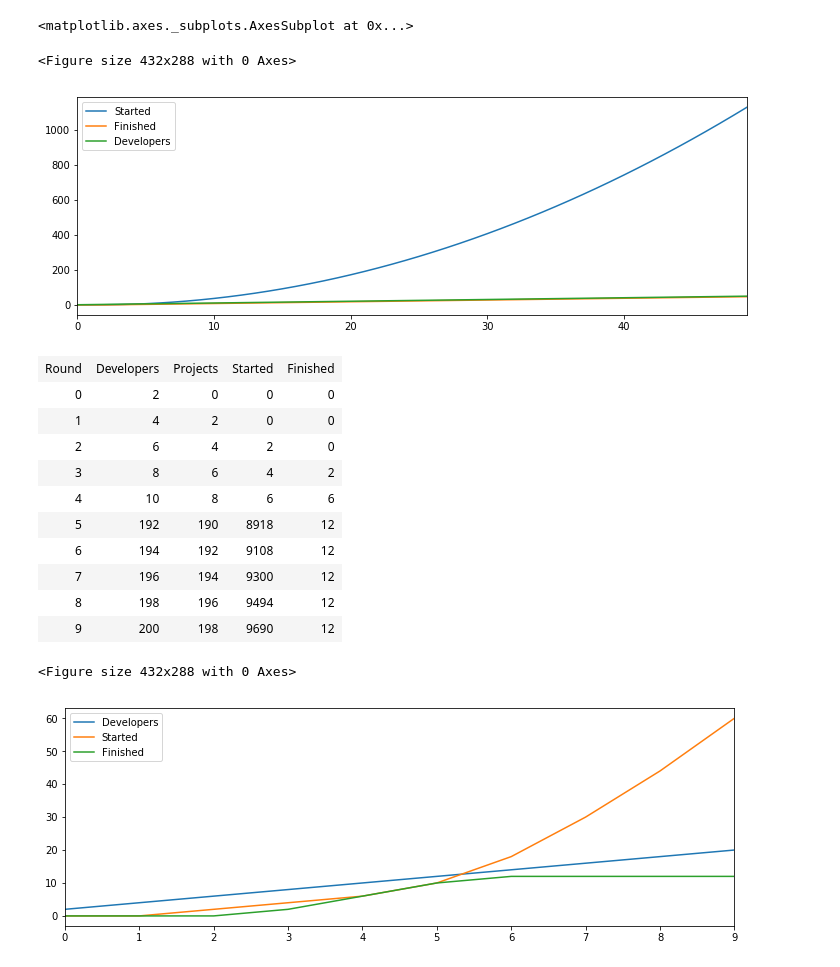
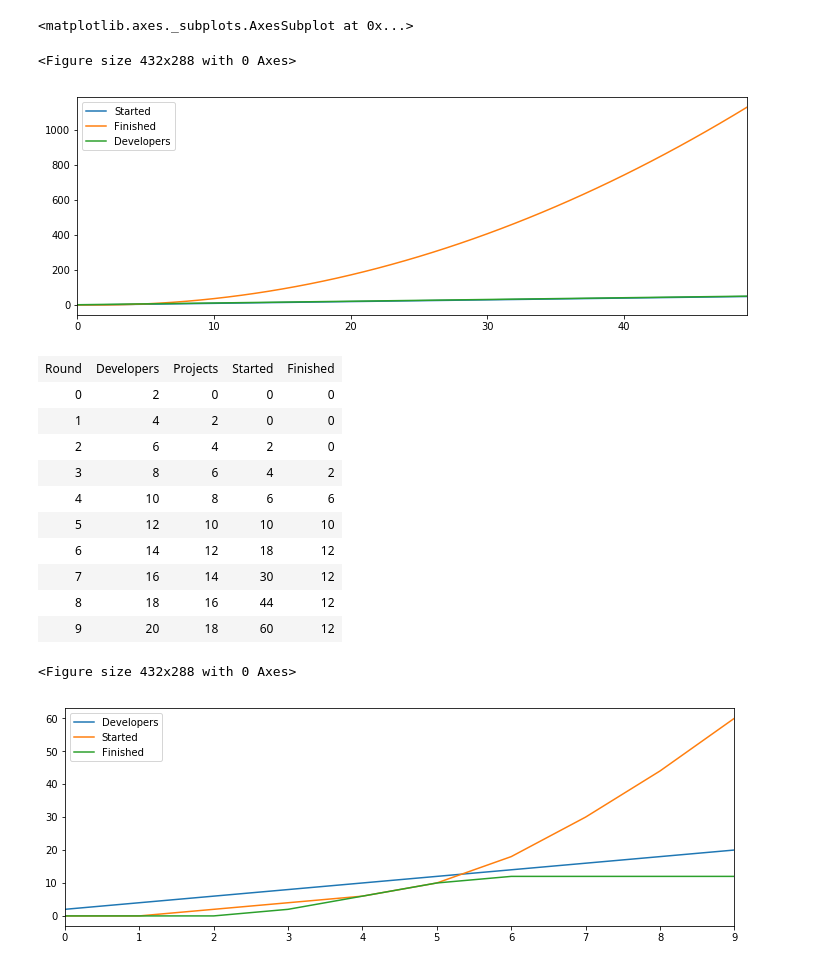
Before and after one commit to lethain/systems-explorations, a Jupyter notebook: project-throughput.ipynb, the cells around one changed output. Drawn from its saved outputs; the diff is of its cells as text; code cells hidden in the pictures.

```diff
--- a/project-throughput.ipynb
+++ b/project-throughput.ipynb
@@ -47,15 +57,15 @@ render(spec);
 # %%
 spec = """
 [Hires] > Developers @ 1
 [Ideas] > Projects   @ Developers
 Projects > Started   @ Developers
-Started > Finished   @ 1
+Started > Finished   @ Developers
 """
 render(spec, rounds=50, columns=["Started", "Finished", "Developers"])
 # %% [output]
 <matplotlib.axes._subplots.AxesSubplot at 0x...>
 <Figure size 432x288 with 0 Axes>
-[figure, old version]
+[figure, new version]
 # %%
 spec = """
 [Hires] > Developers @ 2
@@ -63,8 +73,10 @@ spec = """
 Projects > Started   @ Developers
 Started > Finished   @ Developers - Started
 """
-render(spec, rounds=10, columns=["Developers", "Started", "Finished"])
-table(spec, rounds=100)
+
+rounds=10
+render(spec, rounds=rounds, columns=["Developers", "Started", "Finished"])
+table(spec, rounds=rounds)
 # %% [output]
 | Round | Developers | Projects | Started | Finished |
 | 0 | 2 | 0 | 0 | 0 |
@@ -72,11 +84,11 @@ table(spec, rounds=100)
 | 2 | 6 | 4 | 2 | 0 |
 | 3 | 8 | 6 | 4 | 2 |
 | 4 | 10 | 8 | 6 | 6 |
-| 5 | 192 | 190 | 8918 | 12 |
-| 6 | 194 | 192 | 9108 | 12 |
-| 7 | 196 | 194 | 9300 | 12 |
-| 8 | 198 | 196 | 9494 | 12 |
-| 9 | 200 | 198 | 9690 | 12 |
+| 5 | 12 | 10 | 10 | 10 |
+| 6 | 14 | 12 | 18 | 12 |
+| 7 | 16 | 14 | 30 | 12 |
+| 8 | 18 | 16 | 44 | 12 |
+| 9 | 20 | 18 | 60 | 12 |
 <Figure size 432x288 with 0 Axes>
 [figure]
 # %%
```
Also changed, not shown: parts of 6 cells of this notebook.
